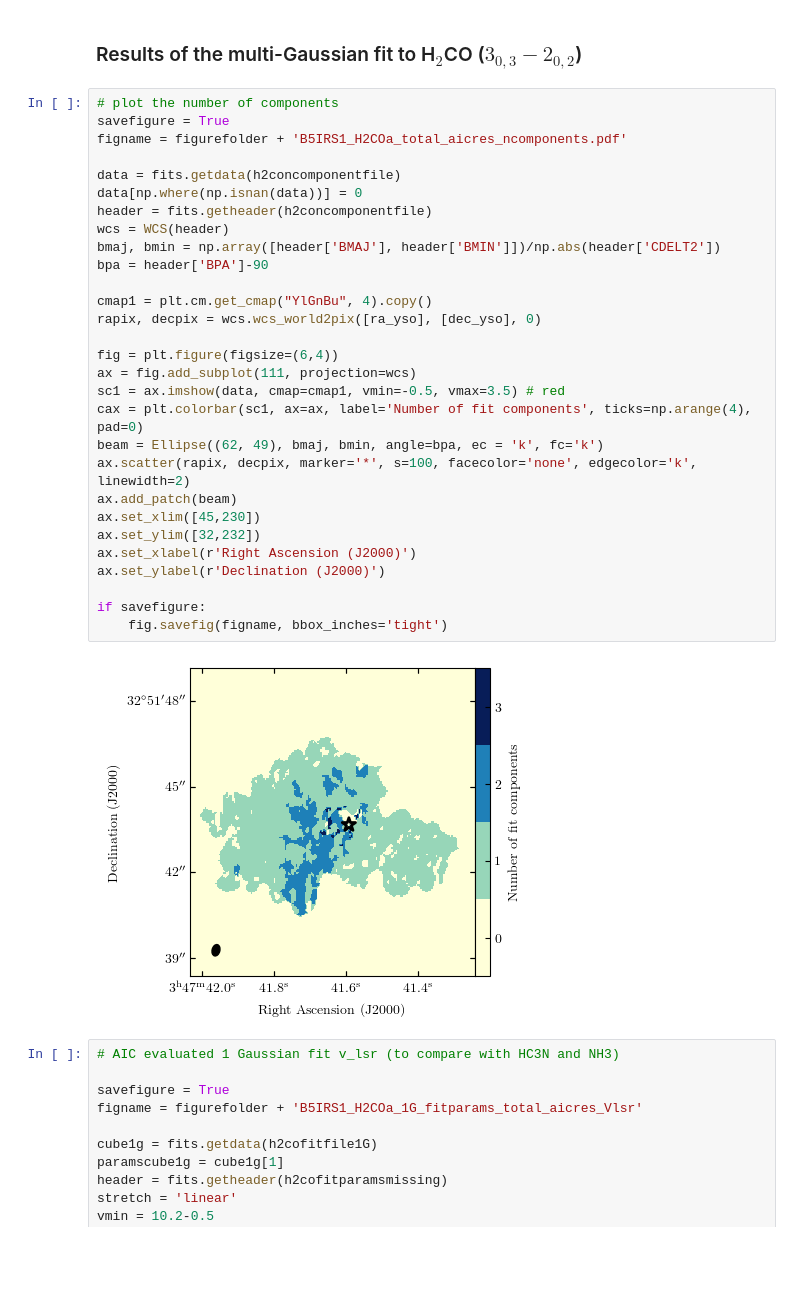
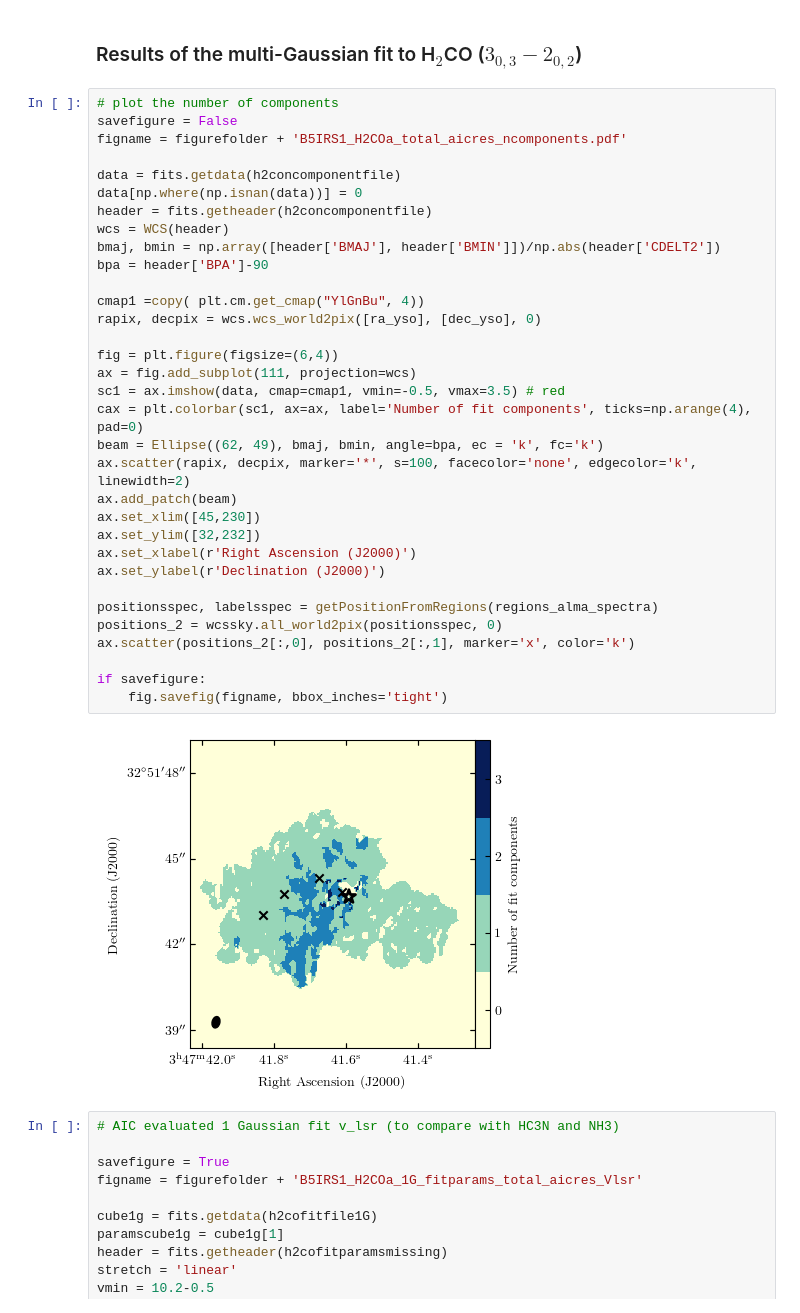
Before and after one commit to tere-valdivia/Barnard_5_infall, a Jupyter notebook: figures.ipynb, the cells around one changed output. Saved outputs shown, nothing was run; the diff lists cells and outputs as text; blank space fills up the shorter version.

```diff
--- a/figures.ipynb
+++ b/figures.ipynb
@@ -1491,35 +1499,39 @@ if savefig:
 ### Results of the multi-Gaussian fit to H$_2$CO ($3_{0, 3} - 2_{0, 2}$)
 # %%
 # plot the number of components
-savefigure = True
+savefigure = False
 figname = figurefolder + 'B5IRS1_H2COa_total_aicres_ncomponents.pdf'
 
 data = fits.getdata(h2concomponentfile)
 data[np.where(np.isnan(data))] = 0
 header = fits.getheader(h2concomponentfile)
 wcs = WCS(header)
 bmaj, bmin = np.array([header['BMAJ'], header['BMIN']])/np.abs(header['CDELT2'])
 bpa = header['BPA']-90
 
-cmap1 = plt.cm.get_cmap("YlGnBu", 4).copy()
+cmap1 =copy( plt.cm.get_cmap("YlGnBu", 4))
 rapix, decpix = wcs.wcs_world2pix([ra_yso], [dec_yso], 0)
 
 fig = plt.figure(figsize=(6,4))
 ax = fig.add_subplot(111, projection=wcs)
 sc1 = ax.imshow(data, cmap=cmap1, vmin=-0.5, vmax=3.5) # red
 cax = plt.colorbar(sc1, ax=ax, label='Number of fit components', ticks=np.arange(4), pad=0)
 beam = Ellipse((62, 49), bmaj, bmin, angle=bpa, ec = 'k', fc='k')
 ax.scatter(rapix, decpix, marker='*', s=100, facecolor='none', edgecolor='k', linewidth=2)
 ax.add_patch(beam)
 ax.set_xlim([45,230])
 ax.set_ylim([32,232])
 ax.set_xlabel(r'Right Ascension (J2000)')
 ax.set_ylabel(r'Declination (J2000)')
 
+positionsspec, labelsspec = getPositionFromRegions(regions_alma_spectra)
+positions_2 = wcssky.all_world2pix(positionsspec, 0)
+ax.scatter(positions_2[:,0], positions_2[:,1], marker='x', color='k')
+
 if savefigure:
     fig.savefig(figname, bbox_inches='tight')
 # %% [output]
-[figure, old version]
+[figure, new version]
 # %%
 # AIC evaluated 1 Gaussian fit v_lsr (to compare with HC3N and NH3)
 
```
Also changed, not shown: parts of 4 cells of this notebook, 1 other file.
